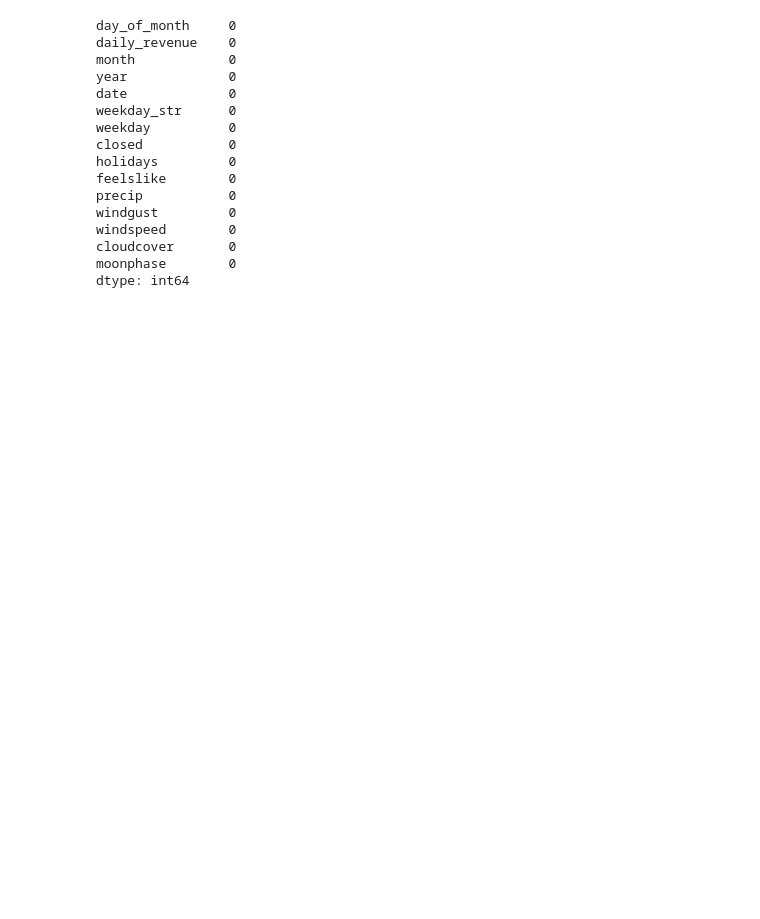
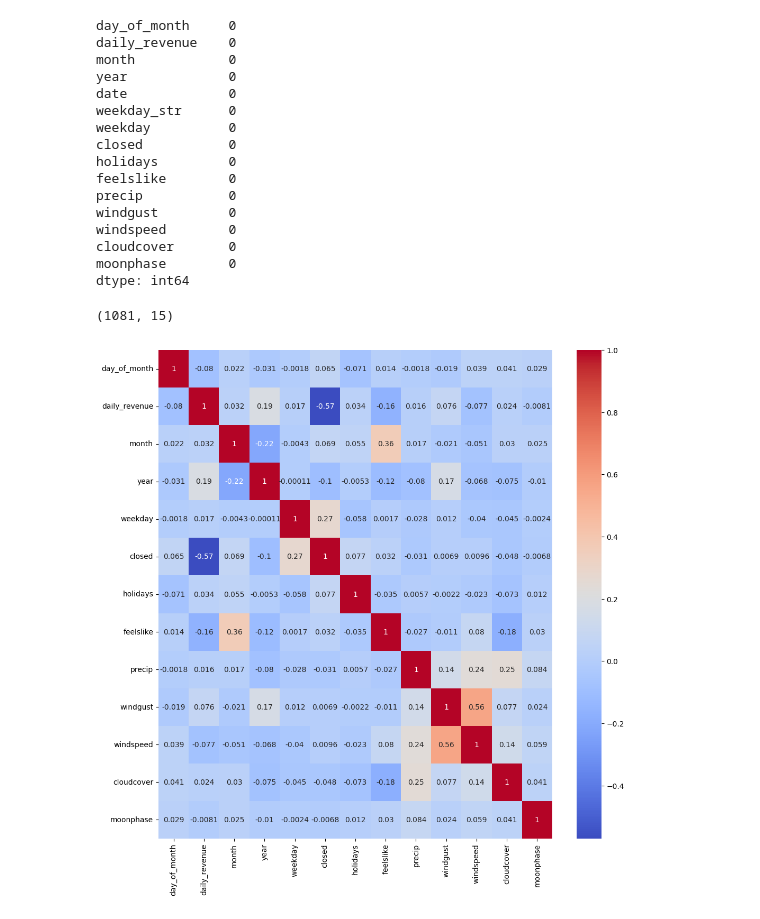
Before and after one commit to germanortola/restaurants-in-Barcelona, a Jupyter notebook: draft_lalluna.ipynb, the cells around one changed output. Saved outputs shown, nothing was run; the diff lists cells and outputs as text; code cells hidden in the pictures; blank space fills up the shorter version.

```diff
--- a/draft_lalluna.ipynb
+++ b/draft_lalluna.ipynb
@@ -456,3 +456,17 @@ la_lluna['windgust'].fillna(0, inplace=True)
 
 # drop rows with missing values
 la_lluna.dropna(inplace=True)
+# %%
+la_lluna.shape
+# %% [output]
+(1081, 15)
+# %%
+# create a correlation matrix
+corr_matrix = la_lluna.corr()
+
+# plot the correlation matrix using a heatmap
+fig, ax = plt.subplots(figsize=(12, 12))
+sns.heatmap(corr_matrix, annot=True, cmap='coolwarm', ax=ax)
+plt.show()
+# %% [output]
+[figure, added]
```
Also changed, not shown: parts of 4 cells of this notebook.
